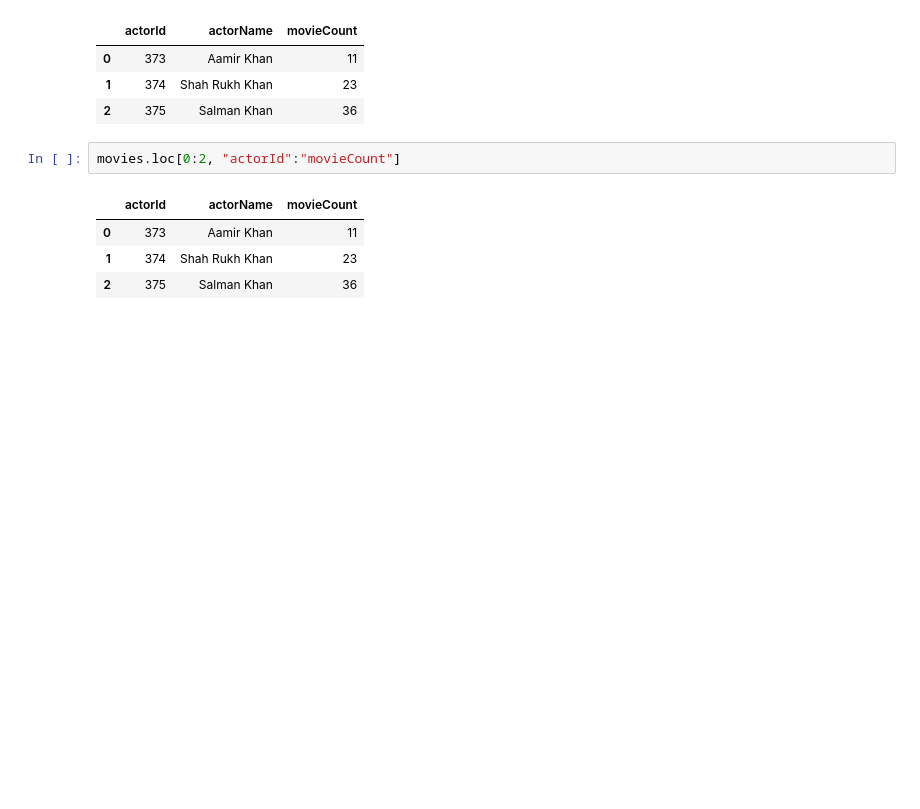
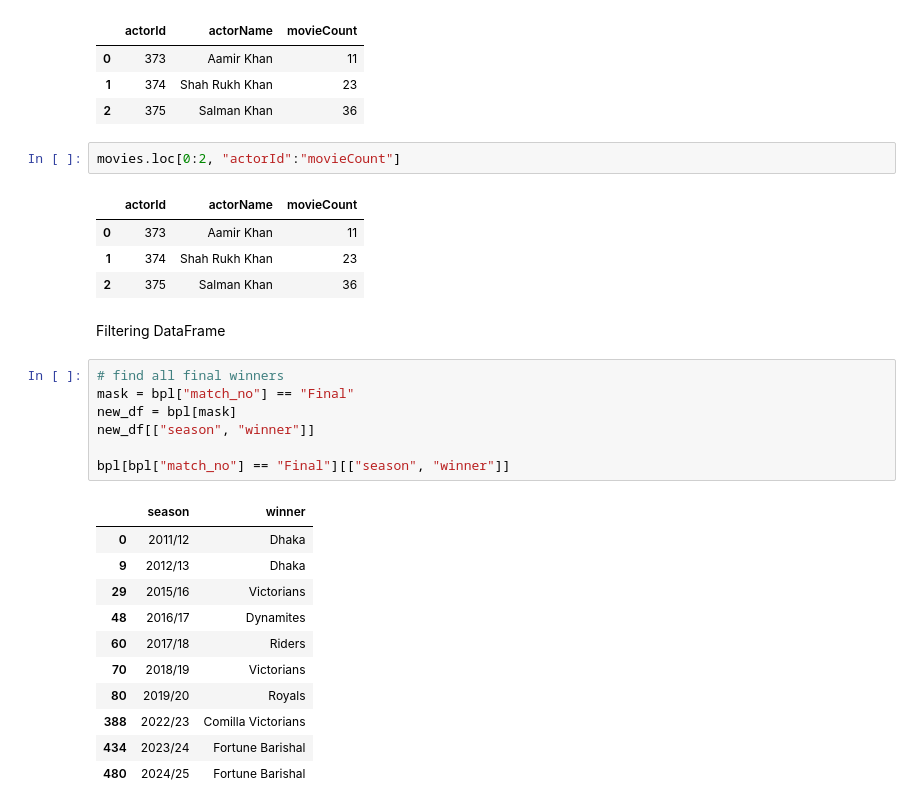
Before and after one commit to anikdas10/pandas, a Jupyter notebook: pandas_dataFrame.ipynb, the cells around one changed output. Saved outputs shown, nothing was run; the diff lists cells and outputs as text; blank space fills up the shorter version.

```diff
--- a/pandas_dataFrame.ipynb
+++ b/pandas_dataFrame.ipynb
@@ -393,3 +393,24 @@ movies.loc[0:2, "actorId":"movieCount"]
 | 0 | 373 | Aamir Khan | 11 |
 | 1 | 374 | Shah Rukh Khan | 23 |
 | 2 | 375 | Salman Khan | 36 |
+# %% [markdown]
+Filtering DataFrame
+# %%
+# find all final winners
+mask = bpl["match_no"] == "Final"
+new_df = bpl[mask]
+new_df[["season", "winner"]]
+
+bpl[bpl["match_no"] == "Final"][["season", "winner"]]
+# %% [output]
+|  | season | winner |
+| 0 | 2011/12 | Dhaka |
+| 9 | 2012/13 | Dhaka |
+| 29 | 2015/16 | Victorians |
+| 48 | 2016/17 | Dynamites |
+| 60 | 2017/18 | Riders |
+| 70 | 2018/19 | Victorians |
+| 80 | 2019/20 | Royals |
+| 388 | 2022/23 | Comilla Victorians |
+| 434 | 2023/24 | Fortune Barishal |
+| 480 | 2024/25 | Fortune Barishal |
```
Also changed, not shown: parts of 13 cells of this notebook, 5 other files.
